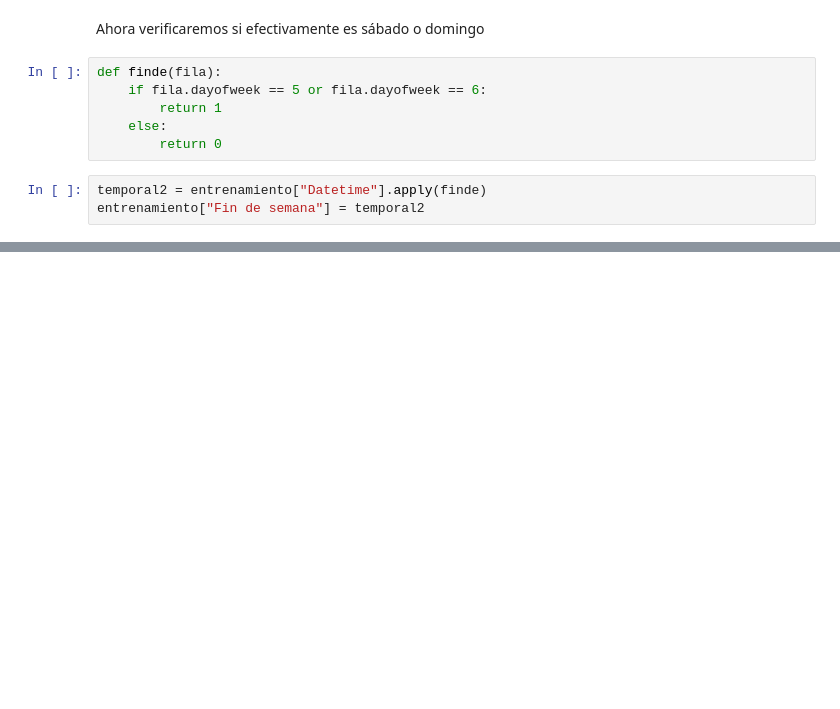
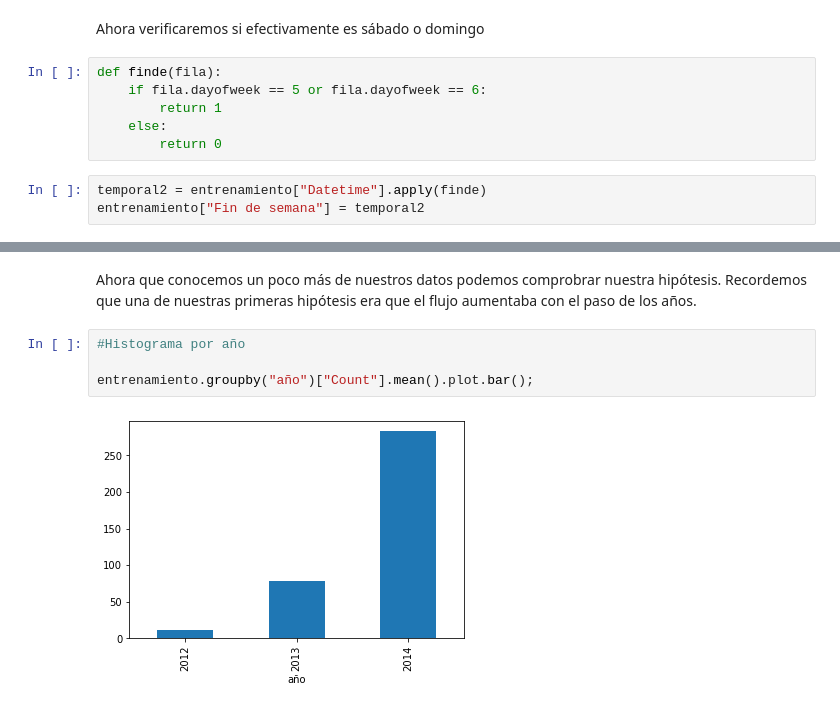
Before and after one commit to MOSA96/Series-de-tiempo, a Jupyter notebook: Ejercicio1.ipynb, the cells around one changed output, grey strips where cells are left out. Cells and saved outputs as stored; diff of their text form; blank space fills up the shorter version.

```diff
--- a/Ejercicio1.ipynb
+++ b/Ejercicio1.ipynb
@@ -94,0 +119,8 @@ entrenamiento["Fin de semana"] = temporal2
+# %% [markdown]
+Ahora que conocemos un poco más de nuestros datos podemos comprobrar nuestra hipótesis. Recordemos que una de nuestras primeras hipótesis era que el flujo aumentaba con el paso de los años.
+# %%
+#Histograma por año
+
+entrenamiento.groupby("año")["Count"].mean().plot.bar();
+# %% [output]
+[figure, added]
```
Also changed, not shown: parts of 42 cells of this notebook.
